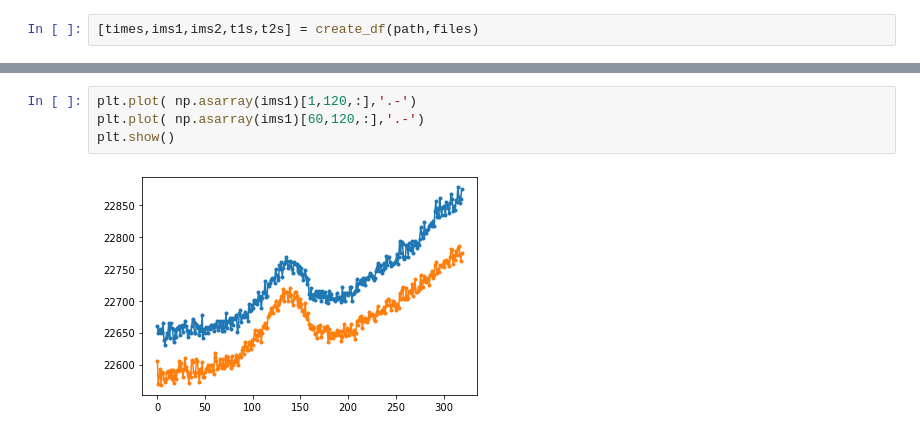
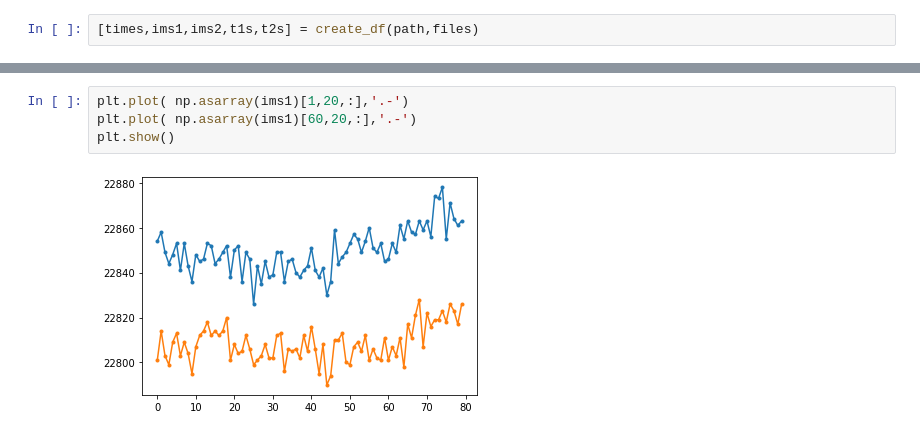
Before and after one commit to Polarization-Lab/IRCSP-Payload, a Jupyter notebook: Data Management/Check_Image_Data.ipynb, the cells around one changed output, grey strips where cells are left out. Saved outputs shown, nothing was run; the diff lists cells and outputs as text.

```diff
--- a/Data Management/Check_Image_Data.ipynb
+++ b/Data Management/Check_Image_Data.ipynb
@@ -102,6 +106,6 @@ plt.show()
 # %%
-plt.plot( np.asarray(ims1)[1,120,:],'.-')
-plt.plot( np.asarray(ims1)[60,120,:],'.-')
+plt.plot( np.asarray(ims1)[1,20,:],'.-')
+plt.plot( np.asarray(ims1)[60,20,:],'.-')
 plt.show()
 # %% [output]
-[figure, old version]
+[figure, new version]
```
Also changed, not shown: parts of 5 cells of this notebook, 1 other file.
